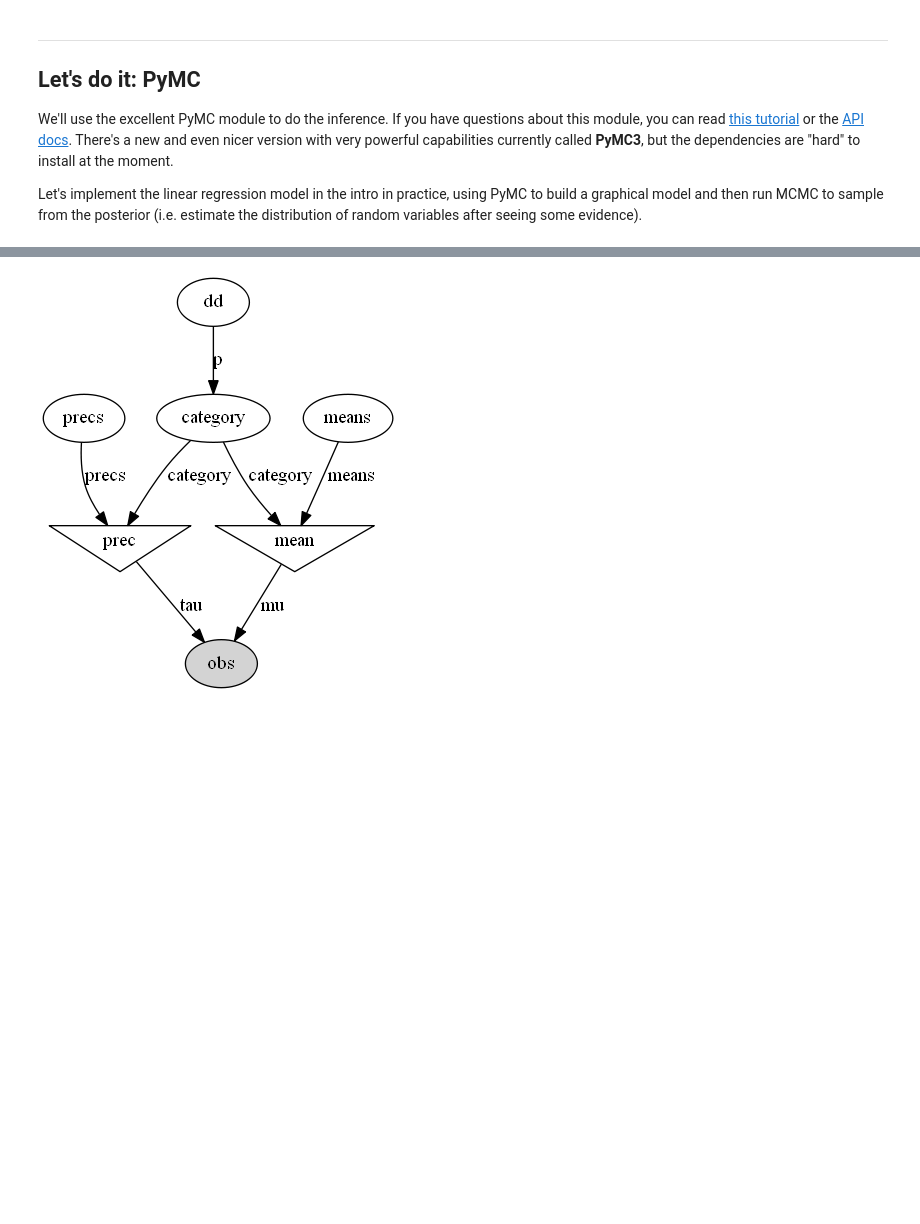
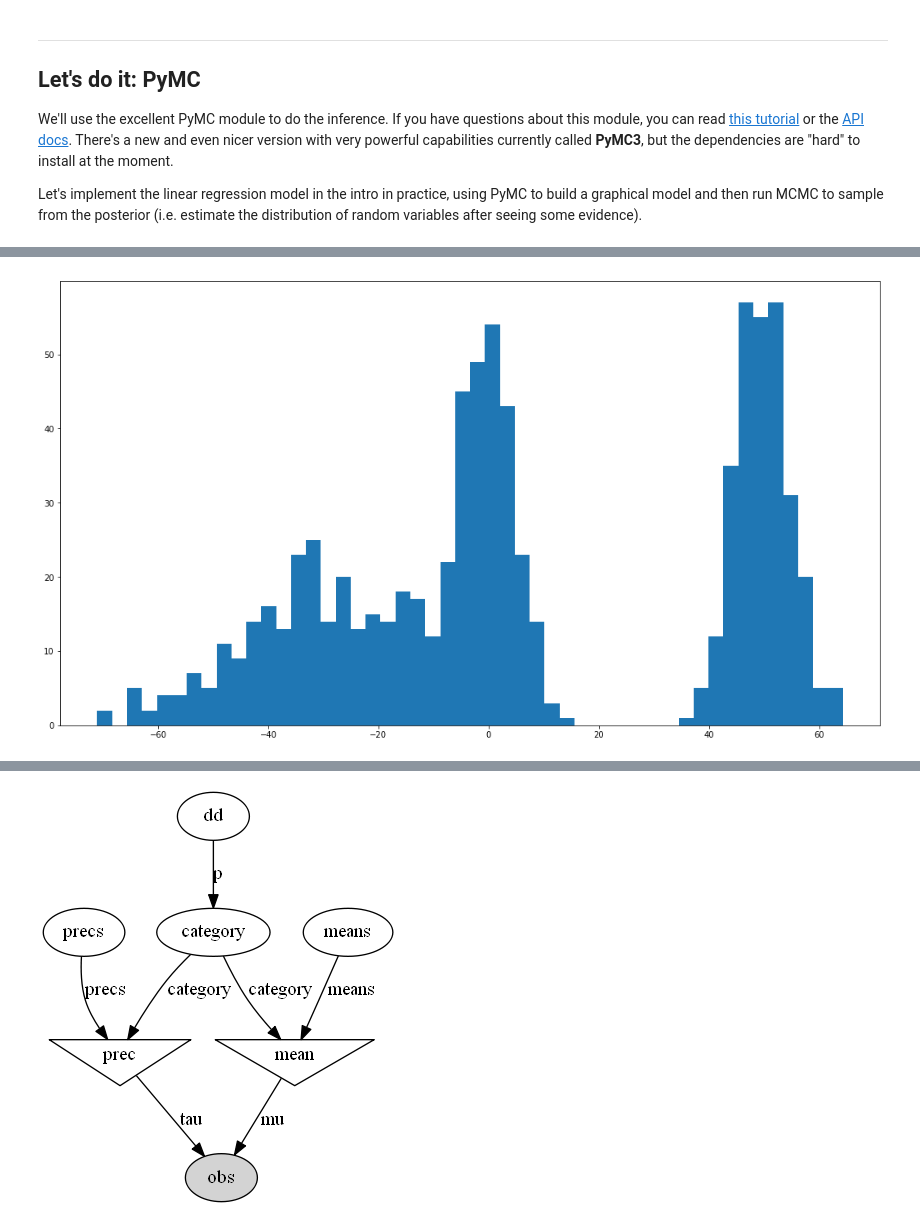
Before and after one commit to johnhw/summerschool2017, a Jupyter notebook: static/static_1.ipynb, the cells around one changed output, grey strips where cells are left out. Cells and saved outputs as stored; diff of their text form; code cells hidden in the pictures; blank space fills up the shorter version.

```diff
--- a/static/static_1.ipynb
+++ b/static/static_1.ipynb
@@ -407,3 +439,18 @@ We can include both **discrete** and **continuous** variables. A very important
 <img src="imgs/mixture.png">
 
 It is very straightforward to add this to a PyMC graphical model; it is just another random variable to infer.
+# %%
+## Adapted from the example given at
+## http://stackoverflow.com/questions/18987697/how-to-model-a-mixture-of-3-normals-in-pymc
+
+n = 3
+ndata = 800
+## Generate synthetic mixture-of-normals data, with means at -50,0,+50, and std. dev of 1
+v = np.random.randint( 0, n, ndata)
+data = ((v==0)*(np.random.normal(50,5,ndata)) +
+        (v==1)*(np.random.normal(-30,15,ndata)) +
+        (v==2)*np.random.normal(0,5,ndata))
+## Plot the original data
+plt.hist(data, bins=50);
+# %% [output]
+[figure, added]
```
Also changed, not shown: parts of 23 cells of this notebook, 5 other files.
